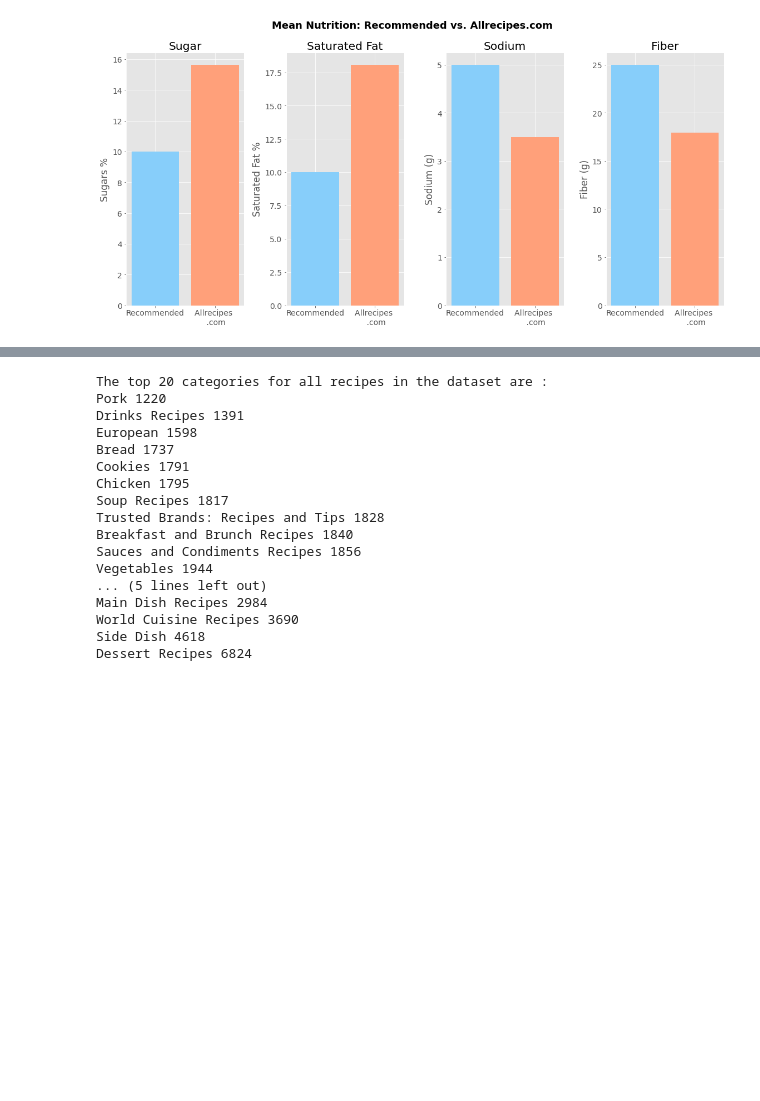
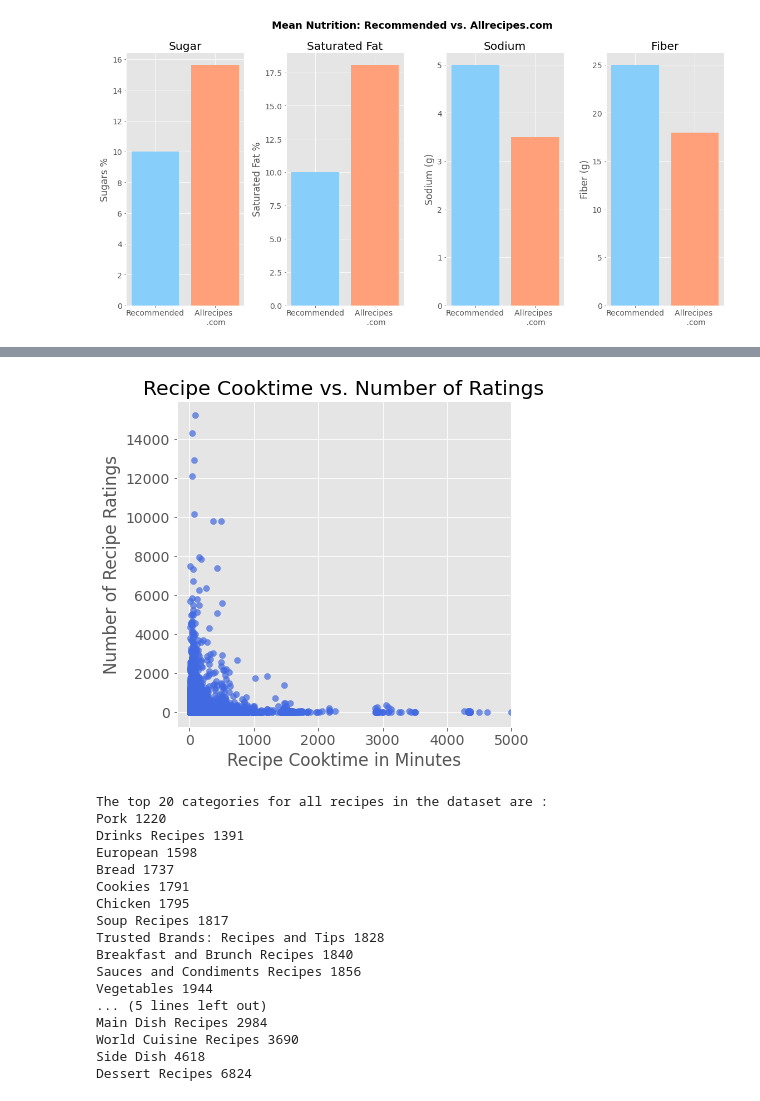
Before and after one commit to kaelynn-rose/RecipeEDA, a Jupyter notebook: Allrecipes_EDA_notebook/recipeEDA_notebook.ipynb, the cells around one changed output, grey strips where cells are left out. Cells and saved outputs as stored; diff of their text form; code cells hidden in the pictures; blank space fills up the shorter version.

```diff
--- a/Allrecipes_EDA_notebook/recipeEDA_notebook.ipynb
+++ b/Allrecipes_EDA_notebook/recipeEDA_notebook.ipynb
@@ -331,3 +331,21 @@ plt.show()
+# %%
+# Total cooking time vs. number of ratings - does cook time correlate with how many people try and rate the recipe?
+
+df_cooktime = df[~df['totalTime'].isna()]
+cooktimes = [x for x in df_cooktime['totalTime']]
+ratings = [x for x in df_cooktime['aggregateRating.ratingCount']]
+
+cooktimes_minutes = [((int(x.split('P')[1].split('D')[0])*1440)+(int(x.split('T')[1].split('H')[0])*60)+(int(x.split('H')[1].split('M')[0])))  for x in df_cooktime['totalTime']]
+
+fig, ax = plt.subplots(figsize=(6,6))
+ax.scatter(cooktimes_minutes,ratings,color='royalblue',alpha=0.7)
+ax.set_xlabel('Recipe Cooktime in Minutes')
+ax.set_ylabel('Number of Recipe Ratings')
+ax.set_title('Recipe Cooktime vs. Number of Ratings')
+ax.set_xlim([-200,5000])
+plt.show()
+# %% [output]
+[figure, added]
 # %%
 # Recipe Categories
 
```
Also changed, not shown: parts of 2 cells of this notebook.
